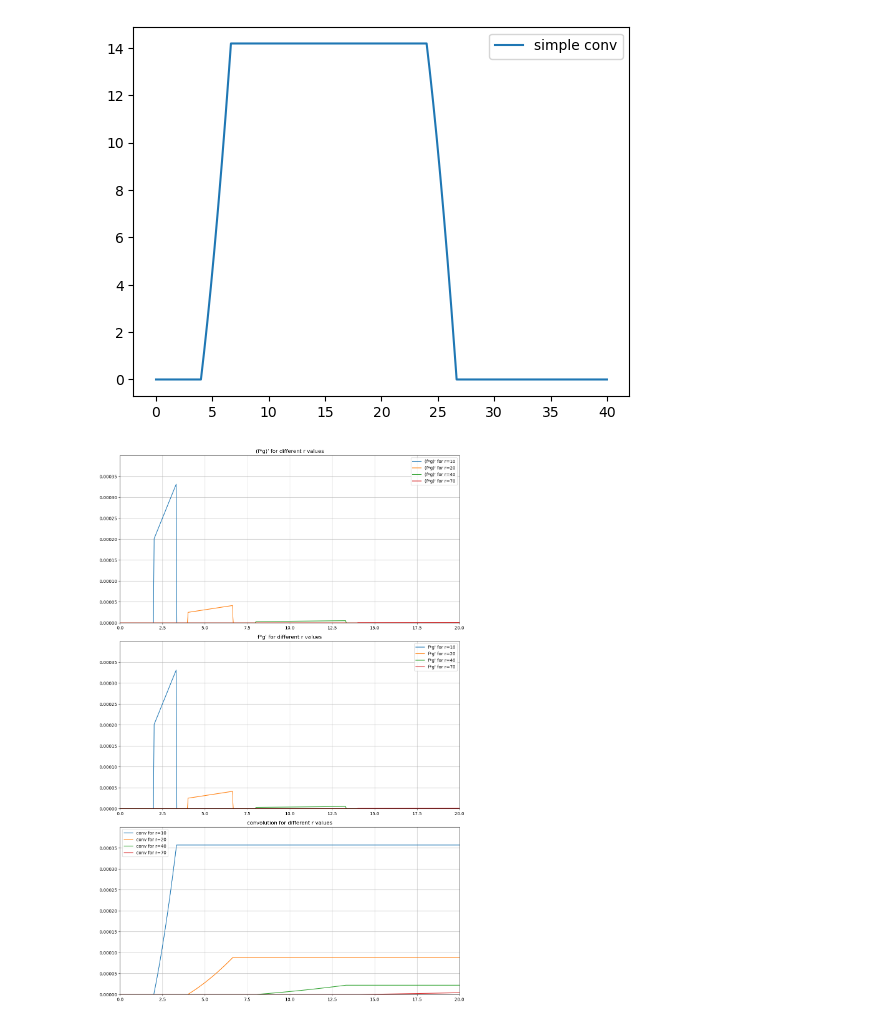
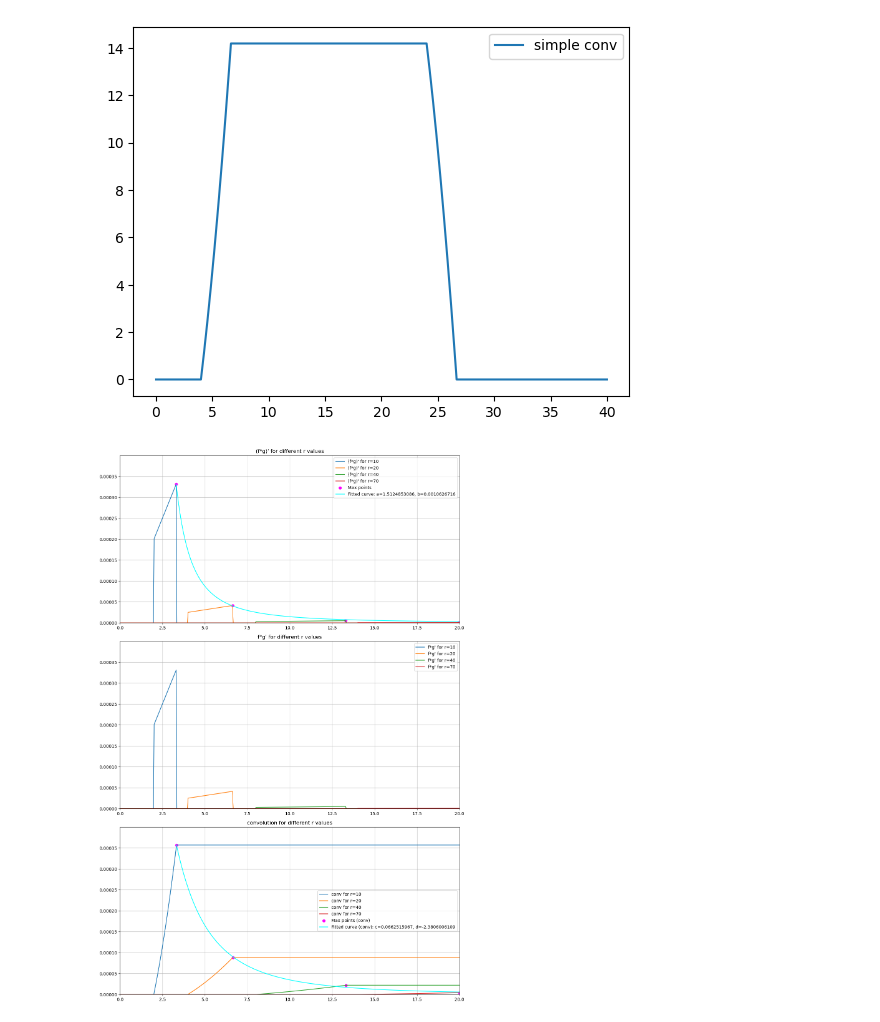
Before and after one commit to SKvr-46/Wavenumber_Spectrum, a Jupyter notebook: Convolution.ipynb, the cells around one changed output. Drawn from its saved outputs; the diff is of its cells as text; code cells hidden in the pictures.

Commit message:
add conv

```diff
--- a/Convolution.ipynb
+++ b/Convolution.ipynb
@@ -481,62 +300,122 @@ plt.show()
 import numpy as np
 from scipy import signal
 import matplotlib.pyplot as plt
+from scipy.optimize import curve_fit
 
+# Parameters
 alpha = 5
 beta = 3
 r_values = [10, 20, 40, 70]
 
 # Analytical functions
 def f(x):
-    return np.heaviside(x , 1)
+    return np.heaviside(x, 1)
 
 def g(x, r):
-    return x * (np.heaviside(x - r / alpha, 1) - np.heaviside(x - r / beta, 1)) * 1/ r **4
+    return x * (np.heaviside(x - r / alpha, 1) - np.heaviside(x - r / beta, 1)) / r ** 4
 
-# xの範囲と微小変化を定義します
+# x range and small change
 x = np.linspace(0, 20, 1000)
 dx = x[1] - x[0]
 
-# 範囲を調整
+# Adjust the range
 x_full = np.linspace(0, 40, len(x) * 2 - 1)
 
-# 結果をプロットするためのフィギュアとサブプロットを作成
+# Create figure and subplots for plotting the results
 fig, axs = plt.subplots(3, 1, figsize=(12, 18))
 
+# Lists to store max values
+max_values = []
+max_x_values = []
+
+# 新しいリストを作成
+max_values_conv = []
+max_x_values_conv = []
+
 for r in r_values:
-    # Using numpy's gradient function to calculate the derivatives
+    # Calculate the derivatives using numpy's gradient function
     f_prime_x = np.gradient(f(x), dx)
     g_prime_x = np.gradient(g(x, r), dx)
 
-    # 関数f, gの畳み込みを計算します
+    # Calculate the convolution of functions f and g
     conv = signal.convolve(f(x), g(x, r), mode='full') * dx
 
-    # 畳み込みの微分を計算します
+    # Calculate the derivative of the convolution
     d_conv = np.gradient(conv, dx)
+
+    # Get and store the max value and the x value at that point
+    max_value = np.max(d_conv)
+    max_x_value = x_full[np.argmax(d_conv)]
+    max_values.append(max_value)
+    max_x_values.append(max_x_value)
+
+    #変位の方の最大値
+    max_value_conv = np.max(conv)
+    max_x_value_conv = x_full[np.argmax(conv)]
+    max_values_conv.append(max_value_conv)
+    max_x_values_conv.append(max_x_value_conv)
 
     # Compute convolution of f and derivative of g
     f_der_g = signal.convolve(f(x), g_prime_x, mode='full') * dx
 
-    # Plot (f*g)' and f*g' in the first and second subplots
+    # Plot in the first and second subplots
     axs[0].plot(x_full, d_conv, label=f"(f*g)' for r={r}")
     axs[1].plot(x_full, f_der_g, label=f"f*g' for r={r}")
 
     # Plot simple convolution in the third subplot
     axs[2].plot(x_full, conv, label=f"conv for r={r}")
 
+# Function to fit: y = b/(x-a)**2
+def func(x, a, b):
+    return b / (x - a)**2
+
+# Use curve_fit to find the best a and b
+params, params_covariance = curve_fit(func, max_x_values, max_values)
+
+# Best a and b
+a_opt, b_opt = params
+
+# x values for plotting the fitted function
+x_fit = np.linspace(min(max_x_values), max(max_x_values), 500)
+
+# y values of the fitted function
+y_fit = func(x_fit, a_opt, b_opt)
+
+# Function to fit: y = b/(x-a)**2
+def func_3d(x, c, d):
+    return c / (x - d)**3
+
+
+params_conv, params_covariance_conv = curve_fit(func_3d, max_x_values_conv, max_values_conv)
+c_opt_conv, d_opt_conv = params_conv
+x_fit_conv = np.linspace(min(max_x_values_conv), max(max_x_values_conv), 500)
+y_fit_conv = func_3d(x_fit_conv, c_opt_conv, d_opt_conv)
+
+
 # Add legends and titles
 for ax in axs:
     ax.legend()
-    ax.set_yticks(np.arange(0,0.0004, 0.00005))
+    ax.set_yticks(np.arange(0, 0.0004, 0.00005))
     ax.grid(True)
-    ax.set_xlim([0, 20])  # x軸の表示範囲を0から20までに制限
+    ax.set_xlim([0, 20])
     ax.set_ylim([0, 0.0004])
 
+# Plot max_x_values and max_values
+axs[0].scatter(max_x_values, max_values, color='magenta', label='Max points')
+axs[0].plot(x_fit, y_fit, color='cyan',label=f'Fitted curve: a={a_opt:.10f}, b={b_opt:.10f}')
+axs[0].legend()  # 凡例を更新
+
+# 新しいフィット関数をaxs[2]にプロット
+axs[2].scatter(max_x_values_conv, max_values_conv, color='magenta', label='Max points (conv)')
+axs[2].plot(x_fit_conv, y_fit_conv, color='cyan', label=f'Fitted curve (conv): c={c_opt_conv:.10f}, d={d_opt_conv:.10f}')
+axs[2].legend()  # 凡例を更新
+
+# Titles
 axs[0].set_title("(f*g)' for different r values")
 axs[1].set_title("f*g' for different r values")
 axs[2].set_title("convolution for different r values")
 
 plt.tight_layout()
 plt.show()
 # %% [output]
-[figure, old version]
+[figure, new version]
```
Also changed, not shown: parts of 8 cells of this notebook, 1 other file.
